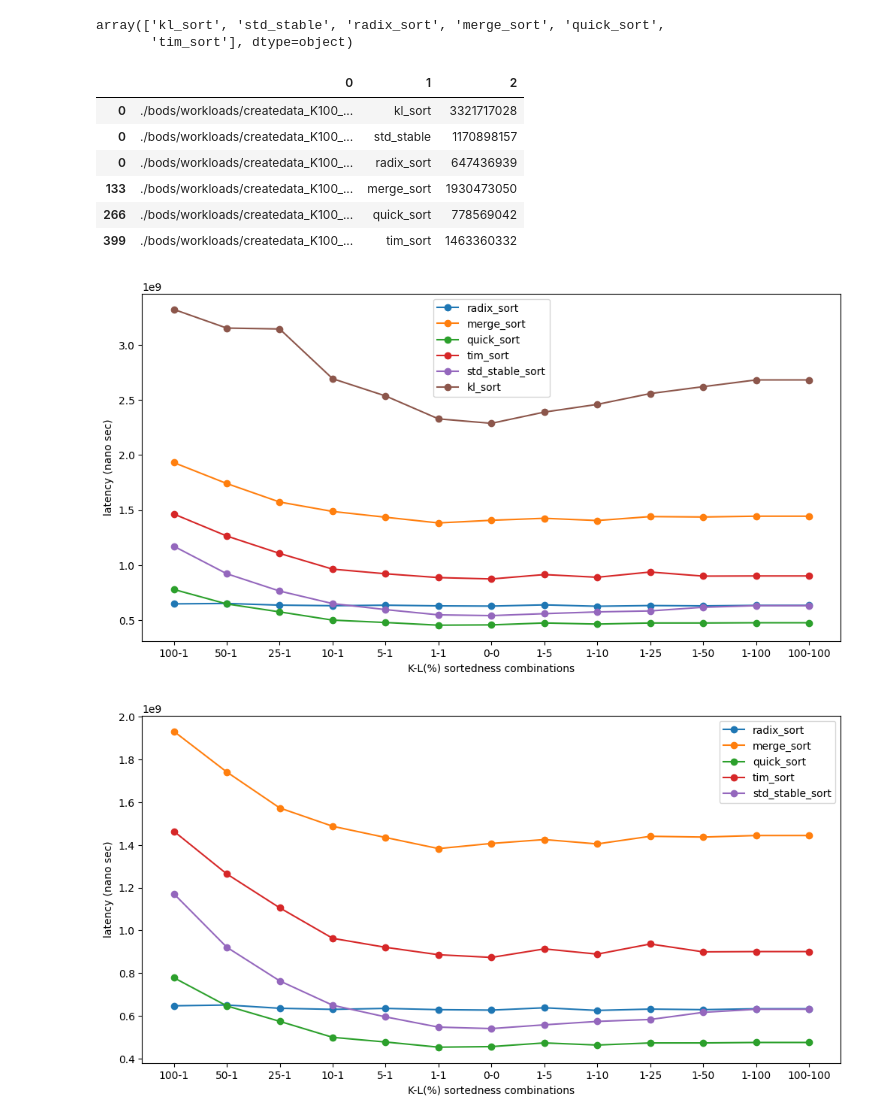
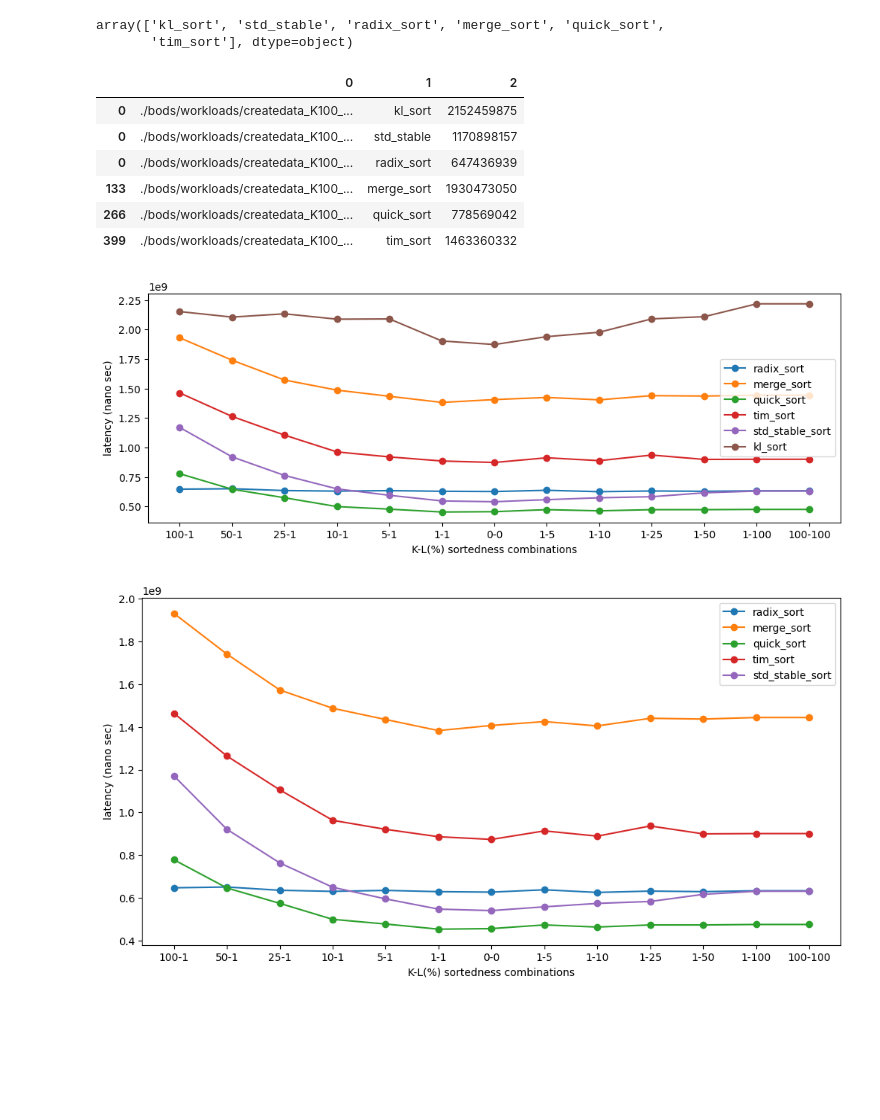
Before and after one commit to lin826/Eval-Sort, a Jupyter notebook: plot.ipynb, the cells around one changed output. Saved outputs shown, nothing was run; the diff lists cells and outputs as text; code cells hidden in the pictures; blank space fills up the shorter version.

Commit message:
Update plotting script

```diff
--- a/plot.ipynb
+++ b/plot.ipynb
@@ -4,7 +4,8 @@ import matplotlib.pyplot as plt
 import pandas as pd
 # %%
 df = pd.concat([
-    pd.read_csv("./output/result_kl.csv", header=None),
+    # pd.read_csv("./output/result_kl.csv", header=None),
+    pd.read_csv("./output/result_k1000.csv", header=None),
     pd.read_csv("./output/result_std.csv", header=None),
     pd.read_csv("./output/result_others.csv", header=None),
 ])
@@ -35,7 +36,7 @@ tdf=df[df[0]=="./bods/workloads/createdata_K100_L1.txt"]
 tdf
 # %% [output]
 |  | 0 | 1 | 2 |
-| 0 | ./bods/workloads/createdata_K100_... | kl_sort | 3321717028 |
+| 0 | ./bods/workloads/createdata_K100_... | kl_sort | 2152459875 |
 | 0 | ./bods/workloads/createdata_K100_... | std_stable | 1170898157 |
 | 0 | ./bods/workloads/createdata_K100_... | radix_sort | 647436939 |
 | 133 | ./bods/workloads/createdata_K100_... | merge_sort | 1930473050 |
@@ -73,20 +74,20 @@ for filename in keep:
 # %%
 x=["100-1", "50-1", "25-1", "10-1", "5-1", "1-1", "0-0", "1-5", "1-10", "1-25", "1-50", "1-100", "100-100"]
 # %%
-plt.figure(figsize=(12,6))
+plt.figure(figsize=(12,4))
 plt.plot(x, radix, marker='o', label="radix_sort")
 plt.plot(x, merge, marker='o', label="merge_sort")
 plt.plot(x, quick, marker='o', label="quick_sort")
 plt.plot(x, tim, marker='o', label="tim_sort")
 plt.plot(x, stable, marker='o', label="std_stable_sort")
 plt.plot(x, kl, marker='o', label="kl_sort")
 plt.xlabel("K-L(%) sortedness combinations")
 plt.ylabel("latency (nano sec)")
 plt.legend(loc='best')
-plt.savefig("result.png")
+# plt.savefig("output/result.png")
 plt.show()
 # %% [output]
-[figure, old version]
+[figure, new version]
 # %%
 plt.figure(figsize=(12,6))
 plt.plot(x, radix, marker='o', label="radix_sort")
```
Also changed, not shown: parts of 5 cells of this notebook, 1 other file.
